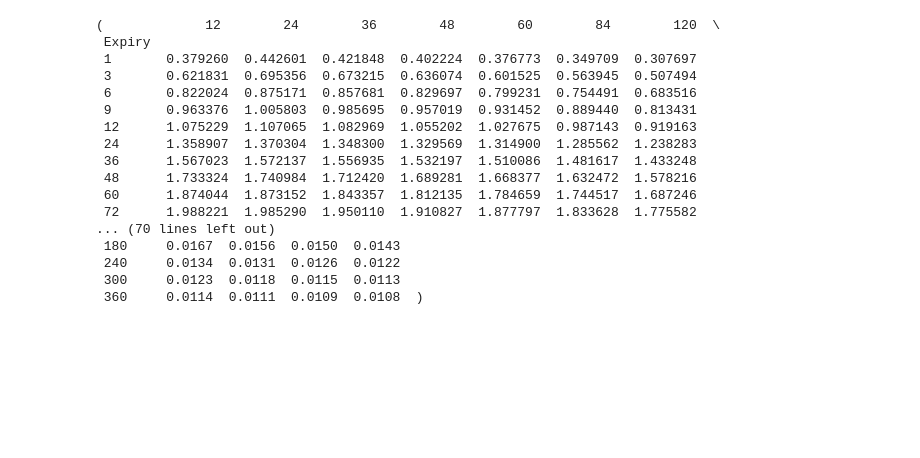
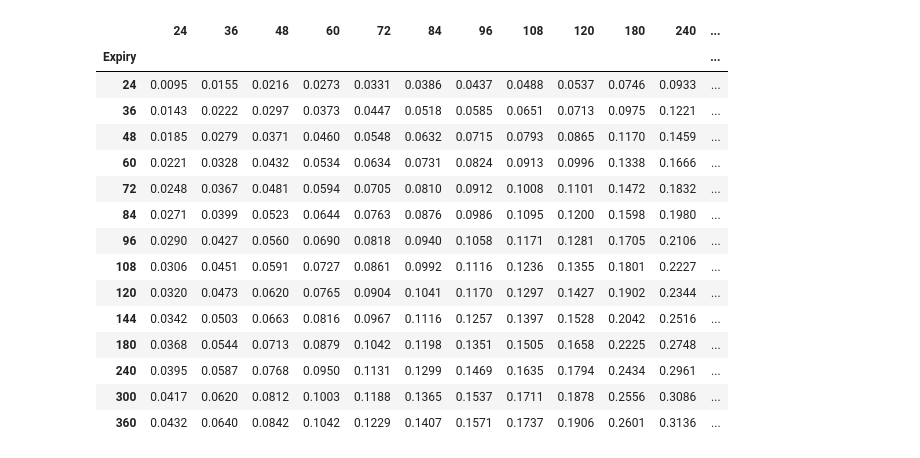
Before and after one commit to Eskild-afk/MasterThesis, a Jupyter notebook: FittingModelToATMswpt.ipynb, the cells around one changed output. Saved outputs shown, nothing was run; the diff lists cells and outputs as text; code cells hidden in the pictures; blank space fills up the shorter version.

```diff
--- a/FittingModelToATMswpt.ipynb
+++ b/FittingModelToATMswpt.ipynb
@@ -1,37 +1,43 @@
 # %%
 from dynamics import *
 import numpy as np
 import pandas as pd
 
 file_path   = 'bvolmatrix.xlsx'
 sheet       = 'STRADDLE'
 sheetf      = 'STRIKE'
 df          = pd.read_excel(file_path, sheet_name=sheet,header=None)
 dff         = pd.read_excel(file_path, sheet_name=sheetf,header=None)
-straddlesobs       = pd.DataFrame(df[[x for x in np.arange(4,16)]][3:22]/100)
-strikes            = pd.DataFrame(dff[[x for x in np.arange(4,16)]][3:22]/100)
+straddlesobs       = pd.DataFrame(df[[x for x in np.arange(4,16)]][3:22])
+strikes            = pd.DataFrame(dff[[x for x in np.arange(4,16)]][3:22])
 straddlesobs.index     = df[1][3:22].values
 strikes.index          = dff[1][3:22].values
 straddlesobs.index.name='Expiry'
 strikes.index.name     ='Expiry'
 straddlesobs.columns   = [int(x) for x in df.iloc[1][4:16].values]
 strikes.columns        = [int(x) for x in dff.iloc[1][4:16].values]
-straddlesobs,strikes
+# straddlesobs
+sheeta      = 'ARTICLE'
+dfff        = pd.read_excel(file_path, sheet_name=sheeta,header=None)
+articleobs  = dfff[[x for x in np.arange(4,17)]][3:17]/10000
+articleobs.index = dfff[1][3:17].values
+articleobs.index.name = 'Expiry'
+articleobs.columns = [int(x) for x in dfff.iloc[1][4:17].values]
+articleobs
 # %% [output]
-(             12        24        36        48        60        84        120  \
- Expiry
- 1       0.379260  0.442601  0.421848  0.402224  0.376773  0.349709  0.307697
- 3       0.621831  0.695356  0.673215  0.636074  0.601525  0.563945  0.507494
- 6       0.822024  0.875171  0.857681  0.829697  0.799231  0.754491  0.683516
- 9       0.963376  1.005803  0.985695  0.957019  0.931452  0.889440  0.813431
- 12      1.075229  1.107065  1.082969  1.055202  1.027675  0.987143  0.919163
- 24      1.358907  1.370304  1.348300  1.329569  1.314900  1.285562  1.238283
- 36      1.567023  1.572137  1.556935  1.532197  1.510086  1.481617  1.433248
- 48      1.733324  1.740984  1.712420  1.689281  1.668377  1.632472  1.578216
- 60      1.874044  1.873152  1.843357  1.812135  1.784659  1.744517  1.687246
- 72      1.988221  1.985290  1.950110  1.910827  1.877797  1.833628  1.775582
-... (70 lines left out)
- 180     0.0167  0.0156  0.0150  0.0143
- 240     0.0134  0.0131  0.0126  0.0122
- 300     0.0123  0.0118  0.0115  0.0113
- 360     0.0114  0.0111  0.0109  0.0108  )
+|  | 24 | 36 | 48 | 60 | 72 | 84 | 96 | 108 | 120 | 180 | 240 | ... |
+| Expiry |  |  |  |  |  |  |  |  |  |  |  | ... |
+| 24 | 0.0095 | 0.0155 | 0.0216 | 0.0273 | 0.0331 | 0.0386 | 0.0437 | 0.0488 | 0.0537 | 0.0746 | 0.0933 | ... |
+| 36 | 0.0143 | 0.0222 | 0.0297 | 0.0373 | 0.0447 | 0.0518 | 0.0585 | 0.0651 | 0.0713 | 0.0975 | 0.1221 | ... |
+| 48 | 0.0185 | 0.0279 | 0.0371 | 0.0460 | 0.0548 | 0.0632 | 0.0715 | 0.0793 | 0.0865 | 0.1170 | 0.1459 | ... |
+| 60 | 0.0221 | 0.0328 | 0.0432 | 0.0534 | 0.0634 | 0.0731 | 0.0824 | 0.0913 | 0.0996 | 0.1338 | 0.1666 | ... |
+| 72 | 0.0248 | 0.0367 | 0.0481 | 0.0594 | 0.0705 | 0.0810 | 0.0912 | 0.1008 | 0.1101 | 0.1472 | 0.1832 | ... |
+| 84 | 0.0271 | 0.0399 | 0.0523 | 0.0644 | 0.0763 | 0.0876 | 0.0986 | 0.1095 | 0.1200 | 0.1598 | 0.1980 | ... |
+| 96 | 0.0290 | 0.0427 | 0.0560 | 0.0690 | 0.0818 | 0.0940 | 0.1058 | 0.1171 | 0.1281 | 0.1705 | 0.2106 | ... |
+| 108 | 0.0306 | 0.0451 | 0.0591 | 0.0727 | 0.0861 | 0.0992 | 0.1116 | 0.1236 | 0.1355 | 0.1801 | 0.2227 | ... |
+| 120 | 0.0320 | 0.0473 | 0.0620 | 0.0765 | 0.0904 | 0.1041 | 0.1170 | 0.1297 | 0.1427 | 0.1902 | 0.2344 | ... |
+| 144 | 0.0342 | 0.0503 | 0.0663 | 0.0816 | 0.0967 | 0.1116 | 0.1257 | 0.1397 | 0.1528 | 0.2042 | 0.2516 | ... |
+| 180 | 0.0368 | 0.0544 | 0.0713 | 0.0879 | 0.1042 | 0.1198 | 0.1351 | 0.1505 | 0.1658 | 0.2225 | 0.2748 | ... |
+| 240 | 0.0395 | 0.0587 | 0.0768 | 0.0950 | 0.1131 | 0.1299 | 0.1469 | 0.1635 | 0.1794 | 0.2434 | 0.2961 | ... |
+| 300 | 0.0417 | 0.0620 | 0.0812 | 0.1003 | 0.1188 | 0.1365 | 0.1537 | 0.1711 | 0.1878 | 0.2556 | 0.3086 | ... |
+| 360 | 0.0432 | 0.0640 | 0.0842 | 0.1042 | 0.1229 | 0.1407 | 0.1571 | 0.1737 | 0.1906 | 0.2601 | 0.3136 | ... |
```
Also changed, not shown: parts of 20 cells of this notebook, 2 other files.
